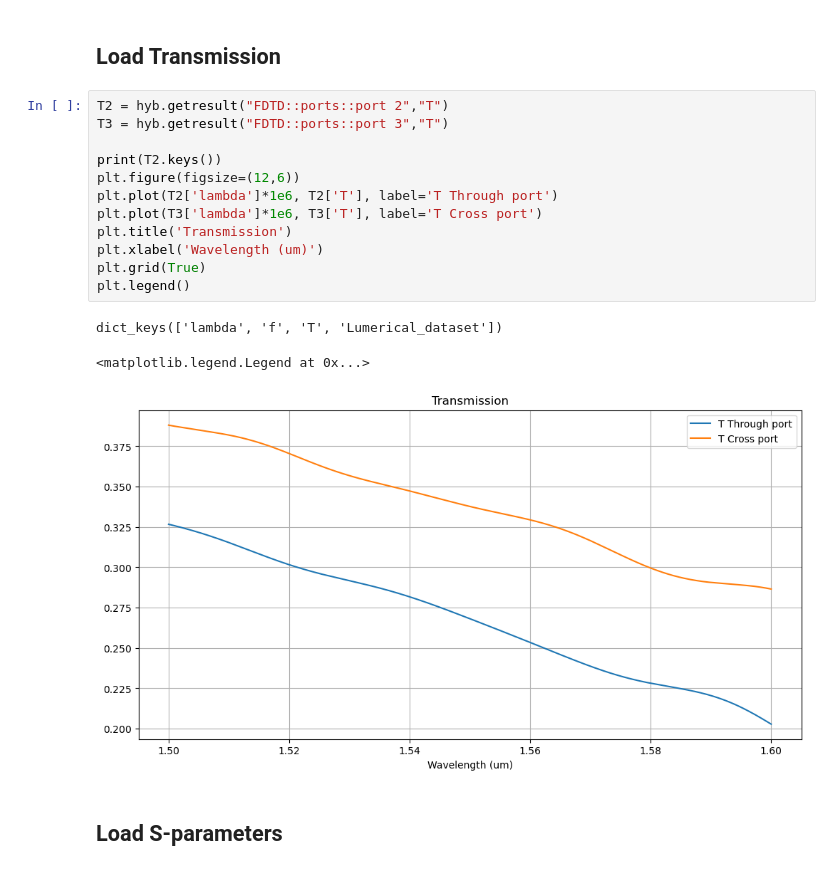
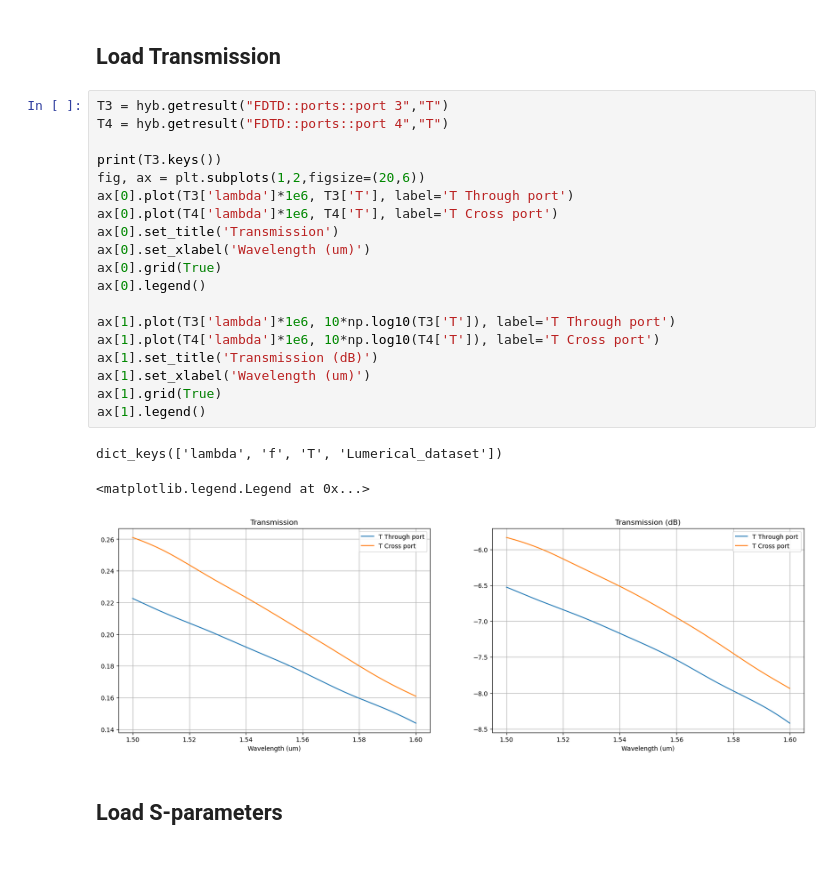
Before and after one commit to CaioRodrigues200/Photonics-training, a Jupyter notebook: Projects/Optical_Hybrid/SimulationFiles/MMIHybridAssembly.ipynb, the cells around one changed output. Saved outputs shown, nothing was run; the diff lists cells and outputs as text.

```diff
--- a/Projects/Optical_Hybrid/SimulationFiles/MMIHybridAssembly.ipynb
+++ b/Projects/Optical_Hybrid/SimulationFiles/MMIHybridAssembly.ipynb
@@ -269,21 +350,28 @@ LumApiError: "Can not find result 'P' in the result provider 'monitor'"
 # %% [markdown]
 ## Load Transmission
-# %%
-T2 = hyb.getresult("FDTD::ports::port 2","T")
-T3 = hyb.getresult("FDTD::ports::port 3","T")
-
-print(T2.keys())
-plt.figure(figsize=(12,6))
-plt.plot(T2['lambda']*1e6, T2['T'], label='T Through port')
-plt.plot(T3['lambda']*1e6, T3['T'], label='T Cross port')
-plt.title('Transmission')
-plt.xlabel('Wavelength (um)')
-plt.grid(True)
-plt.legend()
-# %% [output]
-dict_keys(['lambda', 'f', 'T', 'Lumerical_dataset'])
-<matplotlib.legend.Legend at 0x...>
-[figure, removed]
+# %%
+T3 = hyb.getresult("FDTD::ports::port 3","T")
+T4 = hyb.getresult("FDTD::ports::port 4","T")
+
+print(T3.keys())
+fig, ax = plt.subplots(1,2,figsize=(20,6))
+ax[0].plot(T3['lambda']*1e6, T3['T'], label='T Through port')
+ax[0].plot(T4['lambda']*1e6, T4['T'], label='T Cross port')
+ax[0].set_title('Transmission')
+ax[0].set_xlabel('Wavelength (um)')
+ax[0].grid(True)
+ax[0].legend()
+
+ax[1].plot(T3['lambda']*1e6, 10*np.log10(T3['T']), label='T Through port')
+ax[1].plot(T4['lambda']*1e6, 10*np.log10(T4['T']), label='T Cross port')
+ax[1].set_title('Transmission (dB)')
+ax[1].set_xlabel('Wavelength (um)')
+ax[1].grid(True)
+ax[1].legend()
+# %% [output]
+dict_keys(['lambda', 'f', 'T', 'Lumerical_dataset'])
+<matplotlib.legend.Legend at 0x...>
+[figure, added]
 # %% [markdown]
 ## Load S-parameters
 # %%
```
Also changed, not shown: parts of 7 cells of this notebook, 2 other files.
